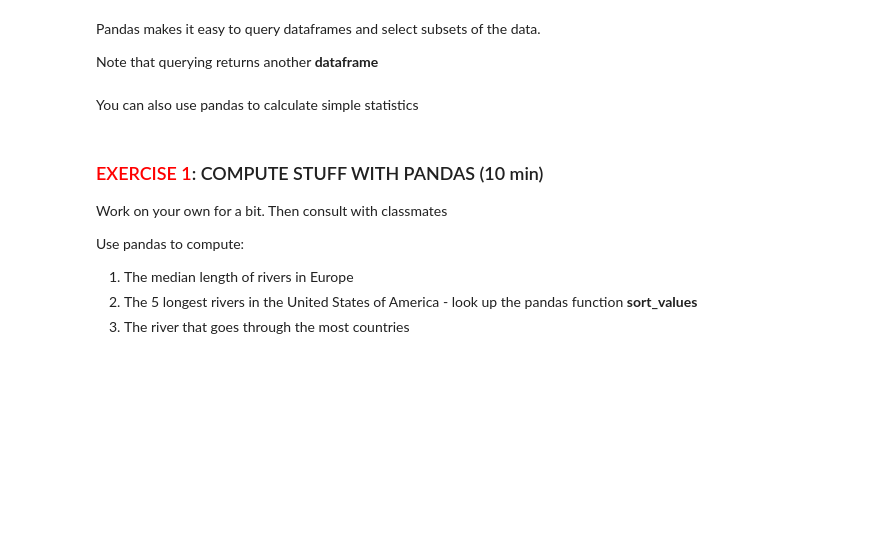
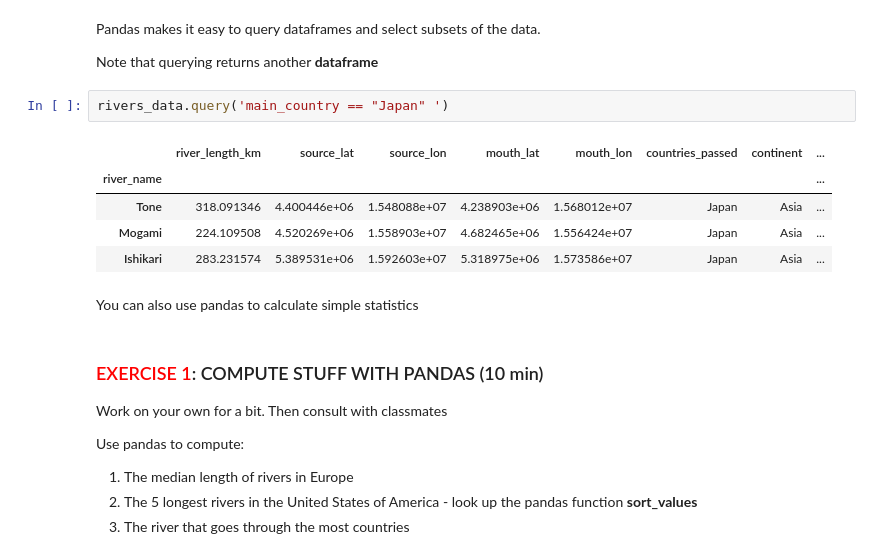
Before and after one commit to mleung12/abio558-fall2025, a Jupyter notebook: 2.4-LoadingIndexingAnalyzingData_BLANK.ipynb, the cells around one changed output. Saved outputs shown, nothing was run; the diff lists cells and outputs as text; blank space fills up the shorter version.

```diff
--- a/2.4-LoadingIndexingAnalyzingData_BLANK.ipynb
+++ b/2.4-LoadingIndexingAnalyzingData_BLANK.ipynb
@@ -30,6 +77,14 @@ A **DataFrame** is just a matrix with labels for the rows (called indices) and c
 Pandas makes it easy to query dataframes and select subsets of the data.
 
 Note that querying returns another **dataframe**
+# %%
+rivers_data.query('main_country == "Japan" ')
+# %% [output]
+|  | river_length_km | source_lat | source_lon | mouth_lat | mouth_lon | countries_passed | continent | ... |
+| river_name |  |  |  |  |  |  |  | ... |
+| Tone | 318.091346 | 4.400446e+06 | 1.548088e+07 | 4.238903e+06 | 1.568012e+07 | Japan | Asia | ... |
+| Mogami | 224.109508 | 4.520269e+06 | 1.558903e+07 | 4.682465e+06 | 1.556424e+07 | Japan | Asia | ... |
+| Ishikari | 283.231574 | 5.389531e+06 | 1.592603e+07 | 5.318975e+06 | 1.573586e+07 | Japan | Asia | ... |
 # %% [markdown]
 You can also use pandas to calculate simple statistics
 # %% [markdown]
```
Also changed, not shown: parts of 8 cells of this notebook.
